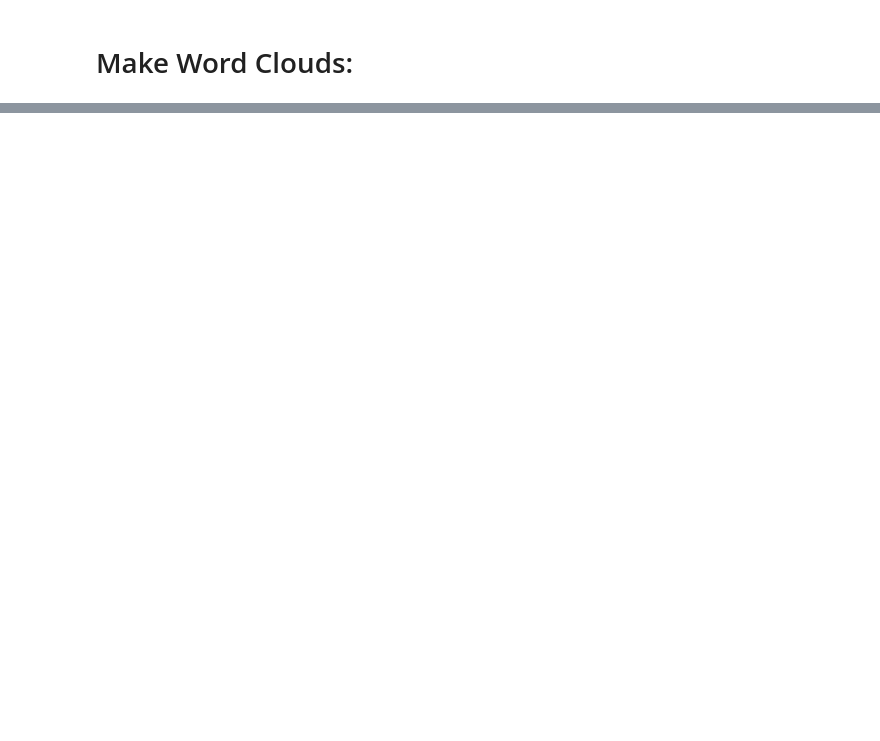
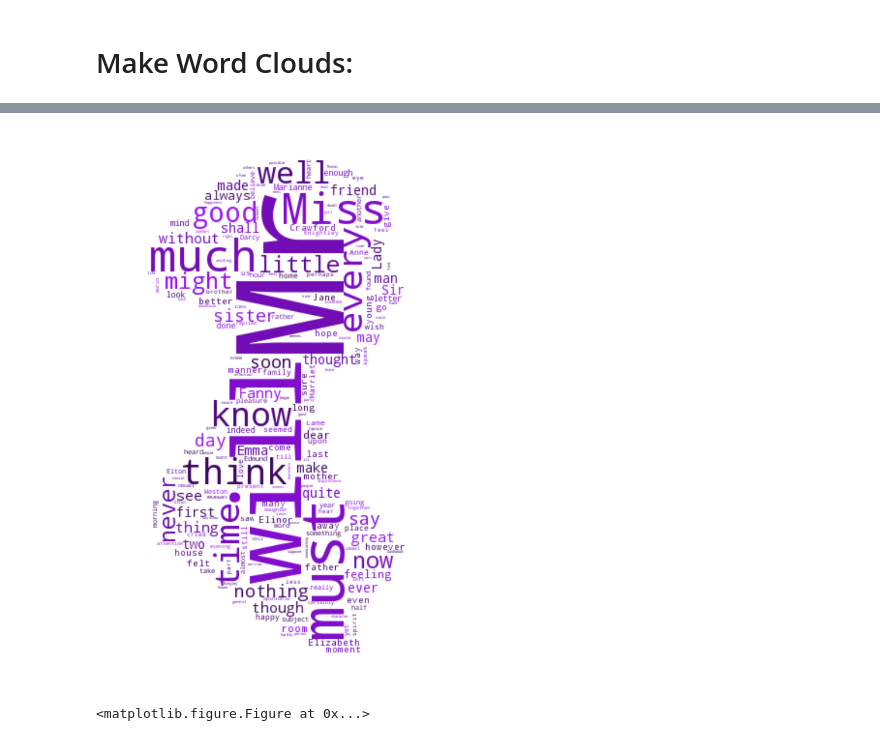
Before and after one commit to fangzhimeng/spark_nlp, a Jupyter notebook: NickAuthorRecognitionViz.ipynb, the cells around one changed output, grey strips where cells are left out. Cells and saved outputs as stored; diff of their text form; code cells hidden in the pictures; blank space fills up the shorter version.

```diff
--- a/NickAuthorRecognitionViz.ipynb
+++ b/NickAuthorRecognitionViz.ipynb
@@ -242,0 +252,7 @@ make_cloud(dickens_text, './images/CharlesDickens.jpg')
+# %%
+rgb = (0.627,0.125,0.941)
+make_wordcloud(austen_text, stopwords, color_func, './images/JaneAusten.jpg')
+plt.savefig('./images/austen_cloud.png')
+# %% [output]
+[figure, added]
+<matplotlib.figure.Figure at 0x...>
```
Also changed, not shown: parts of 13 cells of this notebook, 7 other files.
